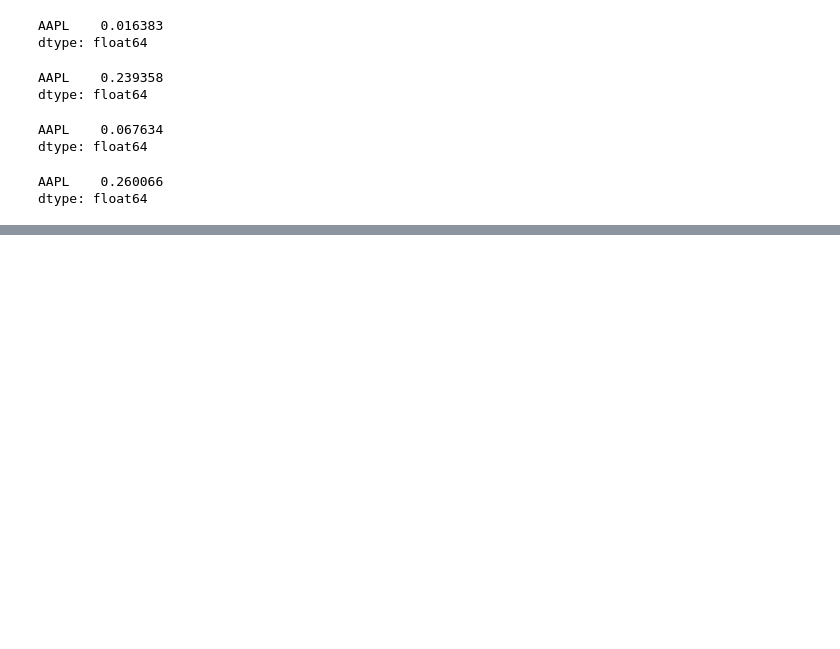
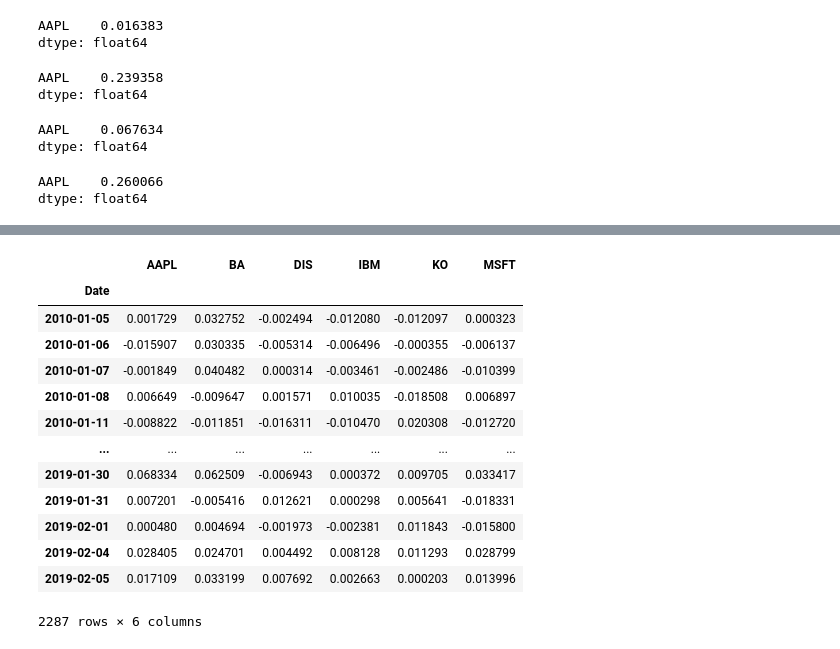
Before and after one commit to JamieW365/finance_projects, a Jupyter notebook: notebooks/essential_finance.ipynb, the cells around one changed output, grey strips where cells are left out. Cells and saved outputs as stored; diff of their text form; code cells hidden in the pictures; blank space fills up the shorter version.

```diff
--- a/notebooks/essential_finance.ipynb
+++ b/notebooks/essential_finance.ipynb
@@ -441,0 +462,19 @@ dtype: float64
+# %%
+# Calculating percentage change for each stock
+df_ret = df_close.pct_change().dropna()
+df_ret
+# %% [output]
+|  | AAPL | BA | DIS | IBM | KO | MSFT |
+| Date |  |  |  |  |  |  |
+| 2010-01-05 | 0.001729 | 0.032752 | -0.002494 | -0.012080 | -0.012097 | 0.000323 |
+| 2010-01-06 | -0.015907 | 0.030335 | -0.005314 | -0.006496 | -0.000355 | -0.006137 |
+| 2010-01-07 | -0.001849 | 0.040482 | 0.000314 | -0.003461 | -0.002486 | -0.010399 |
+| 2010-01-08 | 0.006649 | -0.009647 | 0.001571 | 0.010035 | -0.018508 | 0.006897 |
+| 2010-01-11 | -0.008822 | -0.011851 | -0.016311 | -0.010470 | 0.020308 | -0.012720 |
+| ... | ... | ... | ... | ... | ... | ... |
+| 2019-01-30 | 0.068334 | 0.062509 | -0.006943 | 0.000372 | 0.009705 | 0.033417 |
+| 2019-01-31 | 0.007201 | -0.005416 | 0.012621 | 0.000298 | 0.005641 | -0.018331 |
+| 2019-02-01 | 0.000480 | 0.004694 | -0.001973 | -0.002381 | 0.011843 | -0.015800 |
+| 2019-02-04 | 0.028405 | 0.024701 | 0.004492 | 0.008128 | 0.011293 | 0.028799 |
+| 2019-02-05 | 0.017109 | 0.033199 | 0.007692 | 0.002663 | 0.000203 | 0.013996 |
+2287 rows × 6 columns
```
Also changed, not shown: parts of 7 cells of this notebook.
